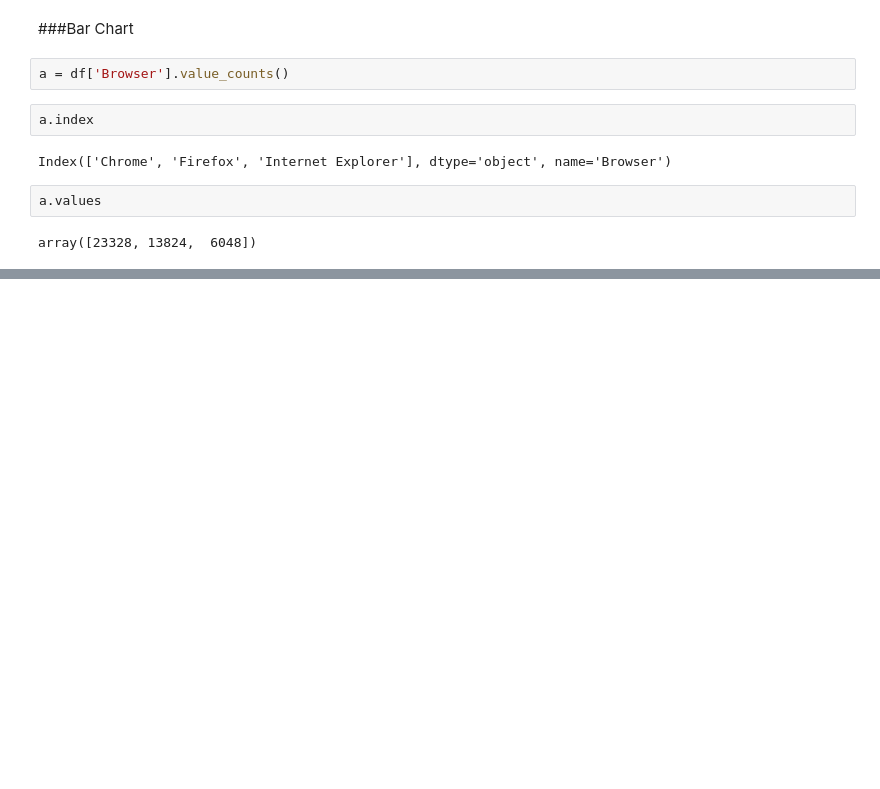
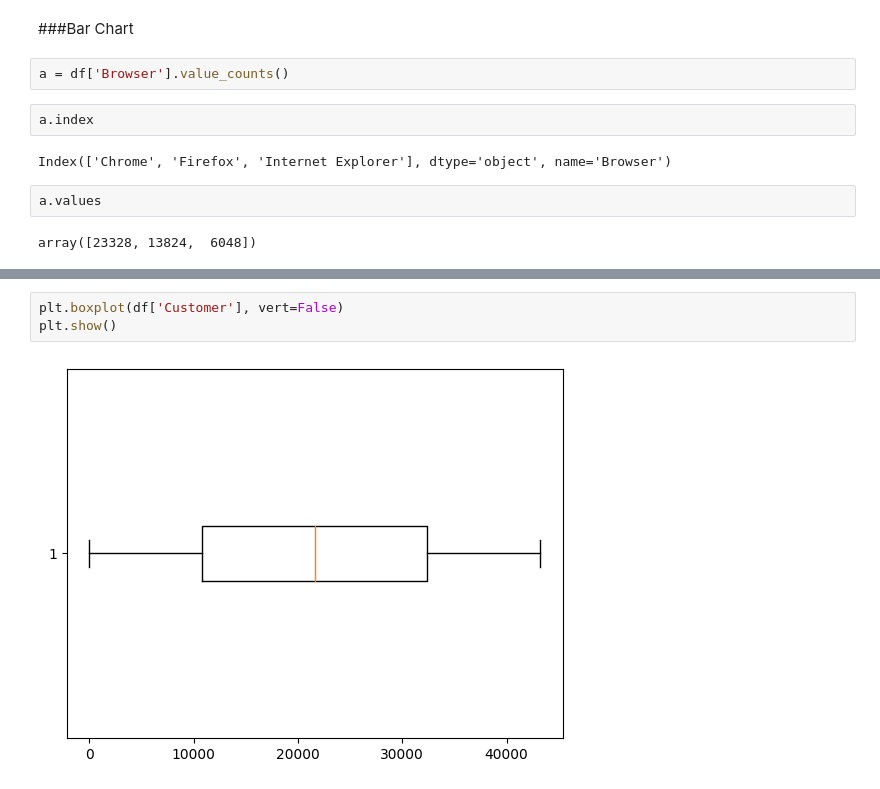
Before and after one commit to ShravanJadhav/DataScience_Practice, a Jupyter notebook: DataScience_Visualization.ipynb, the cells around one changed output, grey strips where cells are left out. Saved outputs shown, nothing was run; the diff lists cells and outputs as text; blank space fills up the shorter version.

```diff
--- a/DataScience_Visualization.ipynb
+++ b/DataScience_Visualization.ipynb
@@ -170,0 +201,5 @@ plt.bar(a.index,a.values)
+# %%
+plt.boxplot(df['Customer'], vert=False)
+plt.show()
+# %% [output]
+[figure, added]
```
Also changed, not shown: parts of 9 cells of this notebook.
